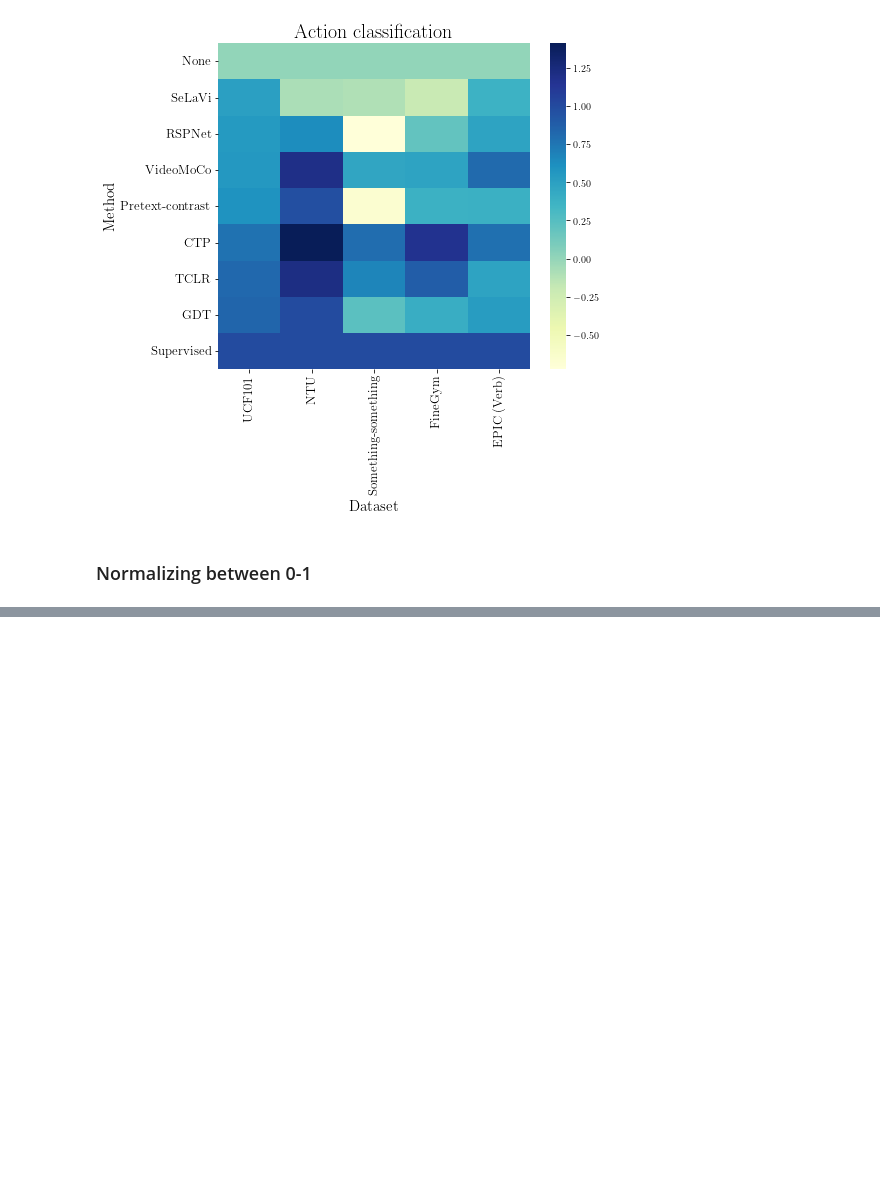
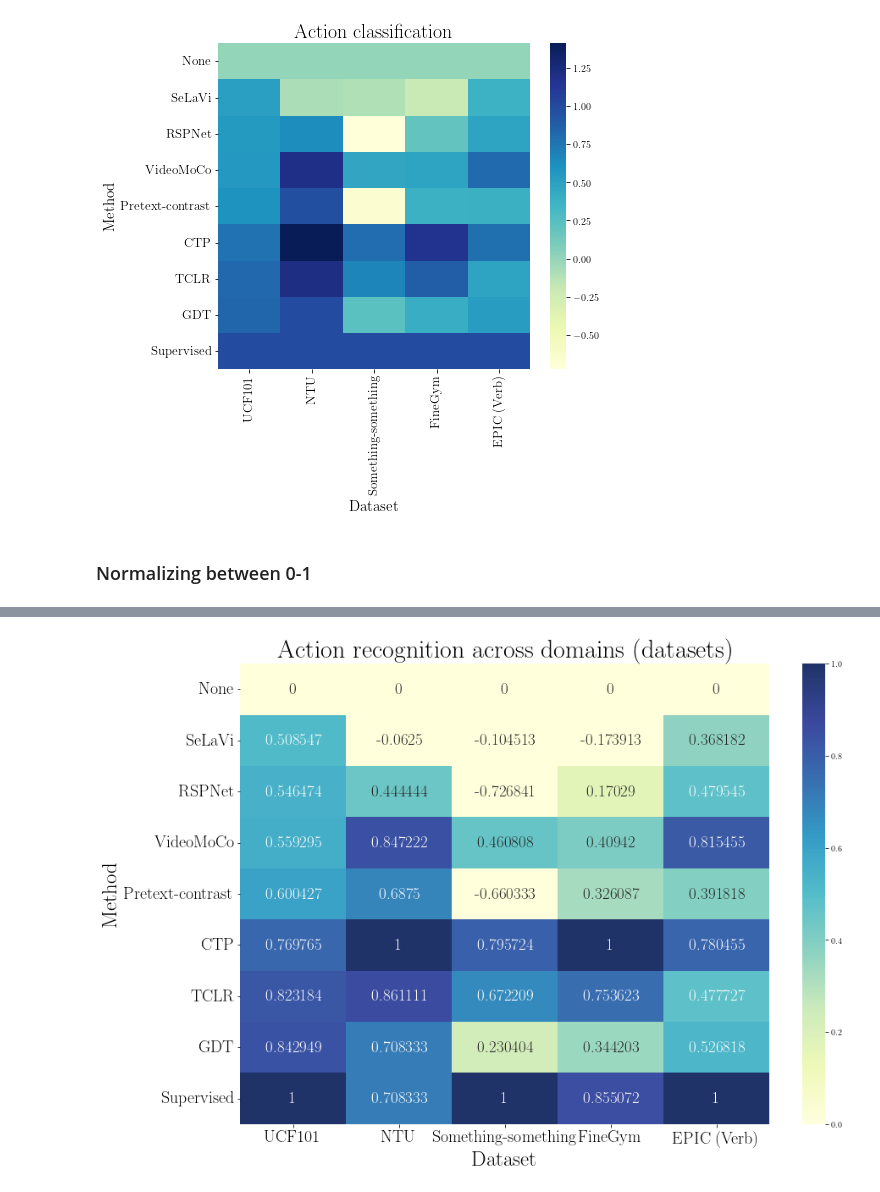
Before and after one commit to bpiyush/ViDA-SSL, a Jupyter notebook: misc/plotting/domain_shift.ipynb, the cells around one changed output, grey strips where cells are left out. Cells and saved outputs as stored; diff of their text form; code cells hidden in the pictures; blank space fills up the shorter version.

```diff
--- a/misc/plotting/domain_shift.ipynb
+++ b/misc/plotting/domain_shift.ipynb
@@ -151,0 +173,20 @@ heatmap(
+# %%
+heatmap(
+    normalized_df,
+    figsize=(14, 10),
+    title="Action recognition across domains (datasets)",
+    titlesize=30,
+    labelsize=25,
+    tickssize=20,
+    save=True,
+    save_path="../../results/plots/domains_expt_2.pdf",
+    cmap="YlGnBu",
+    alpha=0.9,
+    annot=normalized_df.values,
+    fmt='g',
+    vmin=0.0,
+    vmax=1.0,
+    annot_kws={"size": 19},
+)
+# %% [output]
+[figure, added]
```
Also changed, not shown: parts of 7 cells of this notebook, 10 other files.
